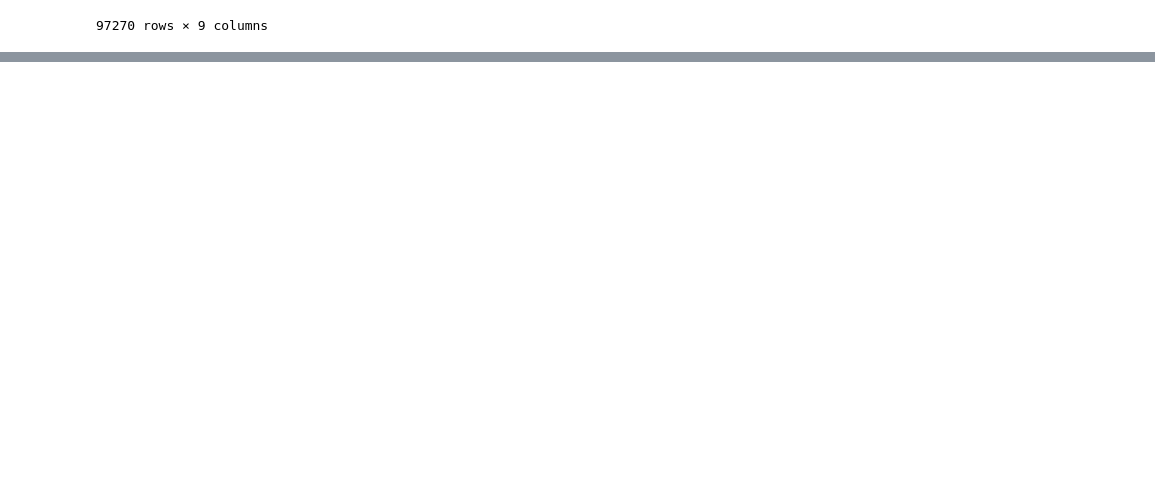
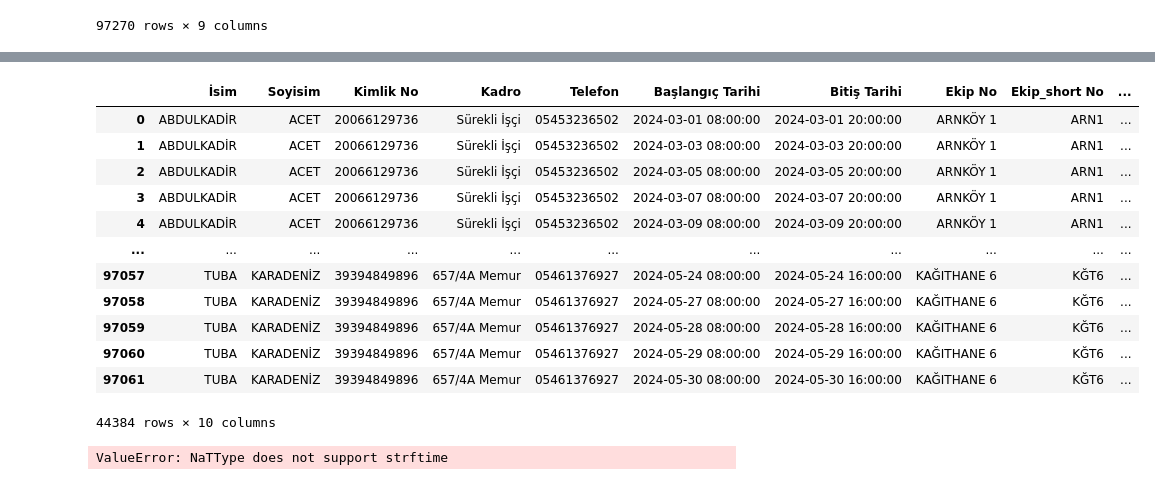
Before and after one commit to kayamui/istanbul_analysis, a Jupyter notebook: champions_league/vaka_formunu_gec_gonderenler_champions_league.ipynb, the cells around one changed output, grey strips where cells are left out. Saved outputs shown, nothing was run; the diff lists cells and outputs as text; code cells hidden in the pictures; blank space fills up the shorter version.

```diff
--- a/champions_league/vaka_formunu_gec_gonderenler_champions_league.ipynb
+++ b/champions_league/vaka_formunu_gec_gonderenler_champions_league.ipynb
@@ -216,0 +527,3 @@ warnings.filterwarnings('ignore')
+# %%
+champions_league= pd.read_excel('/content/champions_league.xlsx')
+staff_list= pd.read_excel('/content/staff_list (3).xlsx')
@@ -216,0 +539,2 @@ warnings.filterwarnings('ignore')
+# %%
+staff_list.drop(columns= 'Unnamed: 0', inplace= True)
@@ -216,0 +559,2 @@ warnings.filterwarnings('ignore')
+# %%
+champions_league.drop(columns = 'Unnamed: 0', inplace= True)
@@ -216,0 +626,22 @@ warnings.filterwarnings('ignore')
+# %%
+# Get unique 'Ekip No' values from champions_league
+unique_ekip_no = champions_league['Ekip No'].unique()
+
+# Filter staff_list using the 'isin' method
+staff_list_filtered = staff_list[staff_list['Ekip_short No'].isin(unique_ekip_no)]
+
+staff_list_filtered
+# %% [output]
+|  | İsim | Soyisim | Kimlik No | Kadro | Telefon | Başlangıç Tarihi | Bitiş Tarihi | Ekip No | Ekip_short No | ... |
+| 0 | ABDULKADİR | ACET | 20066129736 | Sürekli İşçi | 05453236502 | 2024-03-01 08:00:00 | 2024-03-01 20:00:00 | ARNKÖY 1 | ARN1 | ... |
+| 1 | ABDULKADİR | ACET | 20066129736 | Sürekli İşçi | 05453236502 | 2024-03-03 08:00:00 | 2024-03-03 20:00:00 | ARNKÖY 1 | ARN1 | ... |
+| 2 | ABDULKADİR | ACET | 20066129736 | Sürekli İşçi | 05453236502 | 2024-03-05 08:00:00 | 2024-03-05 20:00:00 | ARNKÖY 1 | ARN1 | ... |
+| 3 | ABDULKADİR | ACET | 20066129736 | Sürekli İşçi | 05453236502 | 2024-03-07 08:00:00 | 2024-03-07 20:00:00 | ARNKÖY 1 | ARN1 | ... |
+| 4 | ABDULKADİR | ACET | 20066129736 | Sürekli İşçi | 05453236502 | 2024-03-09 08:00:00 | 2024-03-09 20:00:00 | ARNKÖY 1 | ARN1 | ... |
+| ... | ... | ... | ... | ... | ... | ... | ... | ... | ... | ... |
+| 97057 | TUBA | KARADENİZ | 39394849896 | 657/4A Memur | 05461376927 | 2024-05-24 08:00:00 | 2024-05-24 16:00:00 | KAĞITHANE 6 | KĞT6 | ... |
+| 97058 | TUBA | KARADENİZ | 39394849896 | 657/4A Memur | 05461376927 | 2024-05-27 08:00:00 | 2024-05-27 16:00:00 | KAĞITHANE 6 | KĞT6 | ... |
+| 97059 | TUBA | KARADENİZ | 39394849896 | 657/4A Memur | 05461376927 | 2024-05-28 08:00:00 | 2024-05-28 16:00:00 | KAĞITHANE 6 | KĞT6 | ... |
+| 97060 | TUBA | KARADENİZ | 39394849896 | 657/4A Memur | 05461376927 | 2024-05-29 08:00:00 | 2024-05-29 16:00:00 | KAĞITHANE 6 | KĞT6 | ... |
+| 97061 | TUBA | KARADENİZ | 39394849896 | 657/4A Memur | 05461376927 | 2024-05-30 08:00:00 | 2024-05-30 16:00:00 | KAĞITHANE 6 | KĞT6 | ... |
+44384 rows × 10 columns
@@ -216,0 +660,12 @@ warnings.filterwarnings('ignore')
+# %%
+# prompt: if the hour of champions_league['Tarih'] is after 00:00 am make the date one day before and hour 08:00, otherwise let the date stay same and make the hour 08:00
+dates = []
+hours = []
+for x in range(len(champions_league)):
+  if 8 > champions_league.iloc[x]['Tarih'].hour > 0:
+    dates.append(champions_league.iloc[x]['Tarih'] - pd.DateOffset(1))
+  else:
+    dates.append(champions_league.iloc[x]['Tarih'].strftime('%Y-%m-%d'))
+  hours.append('08:00:00')
+# %% [output]
+ValueError: NaTType does not support strftime
```
Also changed, not shown: parts of 94 cells of this notebook.
